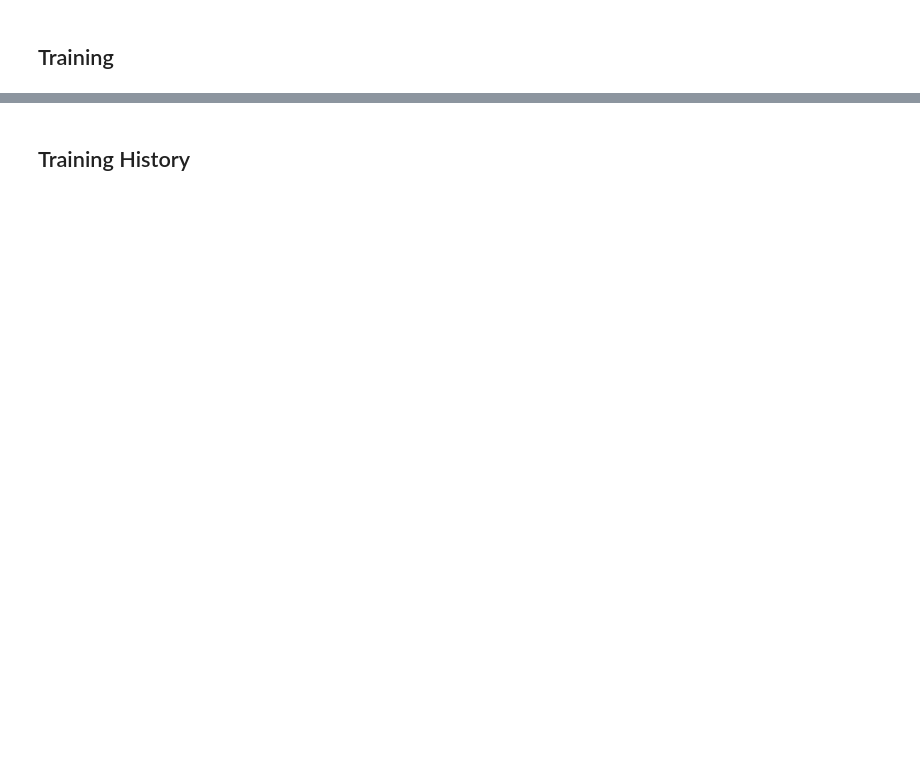
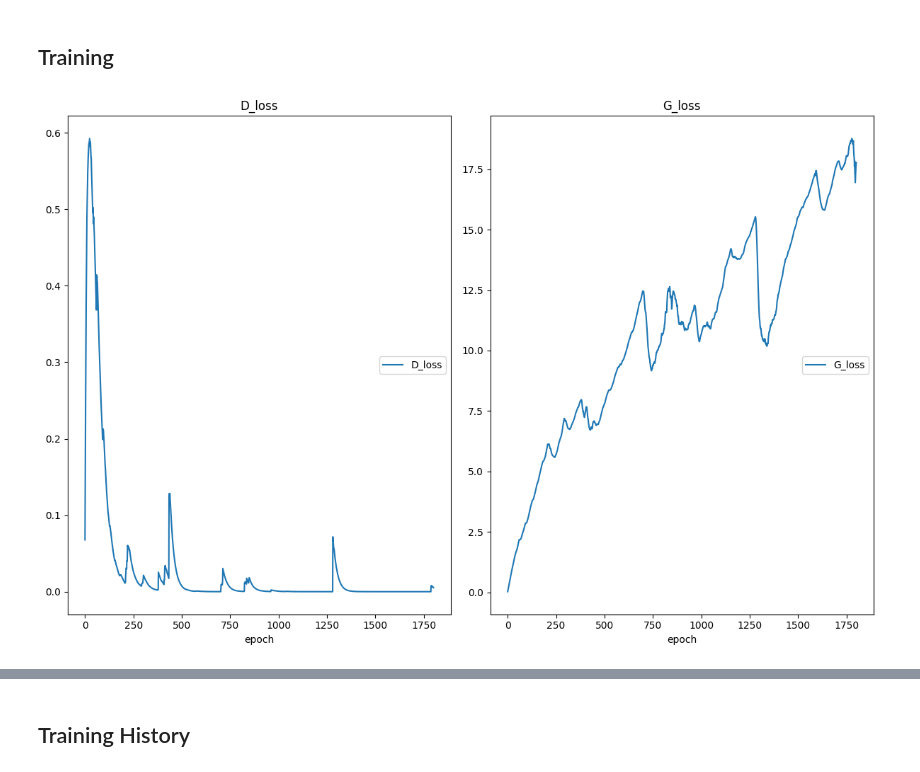
Before and after one commit to 2708422409-lab/skills-introduction-to-github, a Jupyter notebook: musegan.ipynb, the cells around one changed output, grey strips where cells are left out. Cells and saved outputs as stored; diff of their text form; code cells hidden in the pictures; blank space fills up the shorter version.

```diff
--- a/musegan.ipynb
+++ b/musegan.ipynb
@@ -553,0 +461,91 @@ while step < n_steps + 1:
+# %%
+# ==================== Training - 最终稳定版 ====================
+import torch
+from tqdm import tqdm
+from IPython.display import clear_output
+import livelossplot
+
+# 定义 device
+device = torch.device("cuda" if torch.cuda.is_available() else "cpu")
+print(f"使用设备: {device}")
+
+# 确保模型在正确设备上
+generator = generator.to(device)
+discriminator = discriminator.to(device)
+
+# 优化器和损失函数
+optimizer_G = torch.optim.Adam(generator.parameters(), lr=0.0002, betas=(0.5, 0.999))
+optimizer_D = torch.optim.Adam(discriminator.parameters(), lr=0.0002, betas=(0.5, 0.999))
+criterion = nn.BCEWithLogitsLoss()
+
+# 参数设置
+n_steps = 2000
+sample_interval = 200
+step = 0
+running_d_loss = 0.0
+running_g_loss = 0.0
+
+liveloss = livelossplot.PlotLosses()
+progress_bar = tqdm(total=n_steps, initial=step, ncols=80, mininterval=1)
+
+print("开始训练...")
+
+while step < n_steps:
+    for real_samples in data_loader:
+        real_samples = real_samples[0].to(device)   # real_samples 是 tuple，取 [0]
+        batch_size = real_samples.size(0)
+
+        # ====================== Train Discriminator ======================
+        d_optimizer.zero_grad()
+
+        real_validity = discriminator(real_samples).view(-1)
+        real_loss = criterion(real_validity, torch.ones(batch_size, device=device))
+
+        # Fake for D (必须 detach!)
+        z = torch.randn(batch_size, 128, device=device)
+        fake_samples = generator(z).detach()
+
+        fake_validity = discriminator(fake_samples).view(-1)
+        fake_loss = criterion(fake_validity, torch.zeros(batch_size, device=device))
+
+        d_loss = real_loss + fake_loss
+        d_loss.backward()
+        d_optimizer.step()
+
+        # ====================== Train Generator ======================
+        g_optimizer.zero_grad()
+
+        # 重新生成 fake（不 detach，让梯度能传到 Generator）
+        z = torch.randn(batch_size, 128, device=device)
+        fake_samples = generator(z)
+
+        fake_validity = discriminator(fake_samples).view(-1)
+        g_loss = criterion(fake_validity, torch.ones(batch_size, device=device))
+
+        g_loss.backward()
+        g_optimizer.step()
+
+        # 记录 loss
+        running_d_loss = 0.05 * d_loss.item() + 0.95 * running_d_loss
+        running_g_loss = 0.05 * g_loss.item() + 0.95 * running_g_loss
+
+        liveloss.update({'D_loss': running_d_loss, 'G_loss': running_g_loss})
+
+        progress_bar.set_description(
+            f"D_loss: {d_loss.item():.4f} | G_loss: {g_loss.item():.4f}"
+        )
+
+        # 每隔 sample_interval 显示一次生成结果
+        if step % sample_interval == 0 and step > 0:
+            clear_output(True)
+            liveloss.send()
+
+        step += 1
+        progress_bar.update(1)
+
+        if step >= n_steps:
+            break
+
+print("\n训练完成！")
+# %% [output]
+[figure, added]
```
Also changed, not shown: parts of 20 cells of this notebook.
